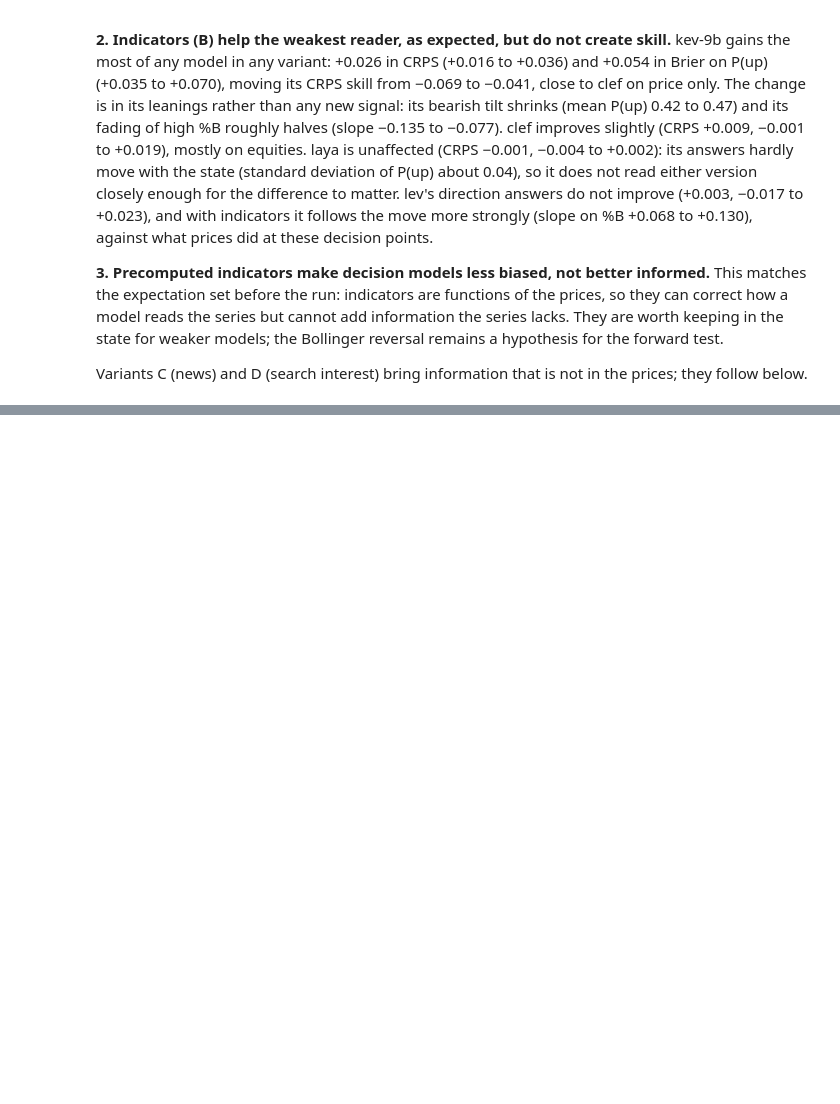
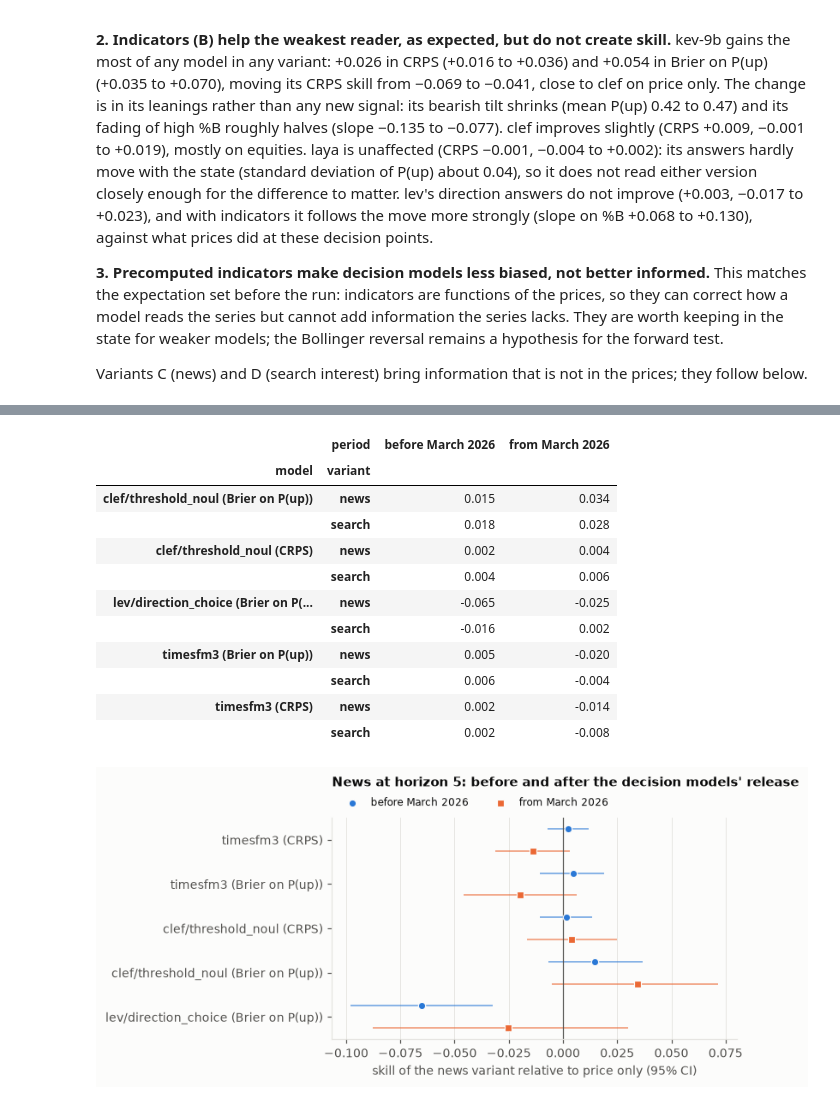
Before and after one commit to vale-dinap/signalbench, a Jupyter notebook: notebooks/03_enrichment.ipynb, the cells around one changed output, grey strips where cells are left out. Drawn from its saved outputs; the diff is of its cells as text; code cells hidden in the pictures; blank space fills up the shorter version.

```diff
--- a/notebooks/03_enrichment.ipynb
+++ b/notebooks/03_enrichment.ipynb
@@ -484,0 +733,22 @@ Variants C (news) and D (search interest) bring information that is not in the p
+# %%
+periods = {"before March 2026": h5[h5["t"] < CHECK_START], "from March 2026": h5[h5["t"] >= CHECK_START]}
+gain_h5 = pd.concat([gains_vs_price(d).assign(period=p) for p, d in periods.items()], ignore_index=True)
+plots.dot_plot(gain_h5[gain_h5["variant"] == "news"], y="model", x="skill", hue="period", lo="lo", hi="hi",
+               xlabel="skill of the news variant relative to price only (95% CI)",
+               title="News at horizon 5: before and after the decision models' release",
+               path=CHARTS / "06_news_recall_check.png")
+gain_h5.pivot_table(index=["model", "variant"], columns="period", values="skill")[list(periods)]
+# %% [output]
+|  | period | before March 2026 | from March 2026 |
+| model | variant |  |  |
+| clef/threshold_noul (Brier on P(up)) | news | 0.015 | 0.034 |
+|  | search | 0.018 | 0.028 |
+| clef/threshold_noul (CRPS) | news | 0.002 | 0.004 |
+|  | search | 0.004 | 0.006 |
+| lev/direction_choice (Brier on P(... | news | -0.065 | -0.025 |
+|  | search | -0.016 | 0.002 |
+| timesfm3 (Brier on P(up)) | news | 0.005 | -0.020 |
+|  | search | 0.006 | -0.004 |
+| timesfm3 (CRPS) | news | 0.002 | -0.014 |
+|  | search | 0.002 | -0.008 |
+[figure, added]
```
Also changed, not shown: parts of 17 cells of this notebook, 20 other files.
